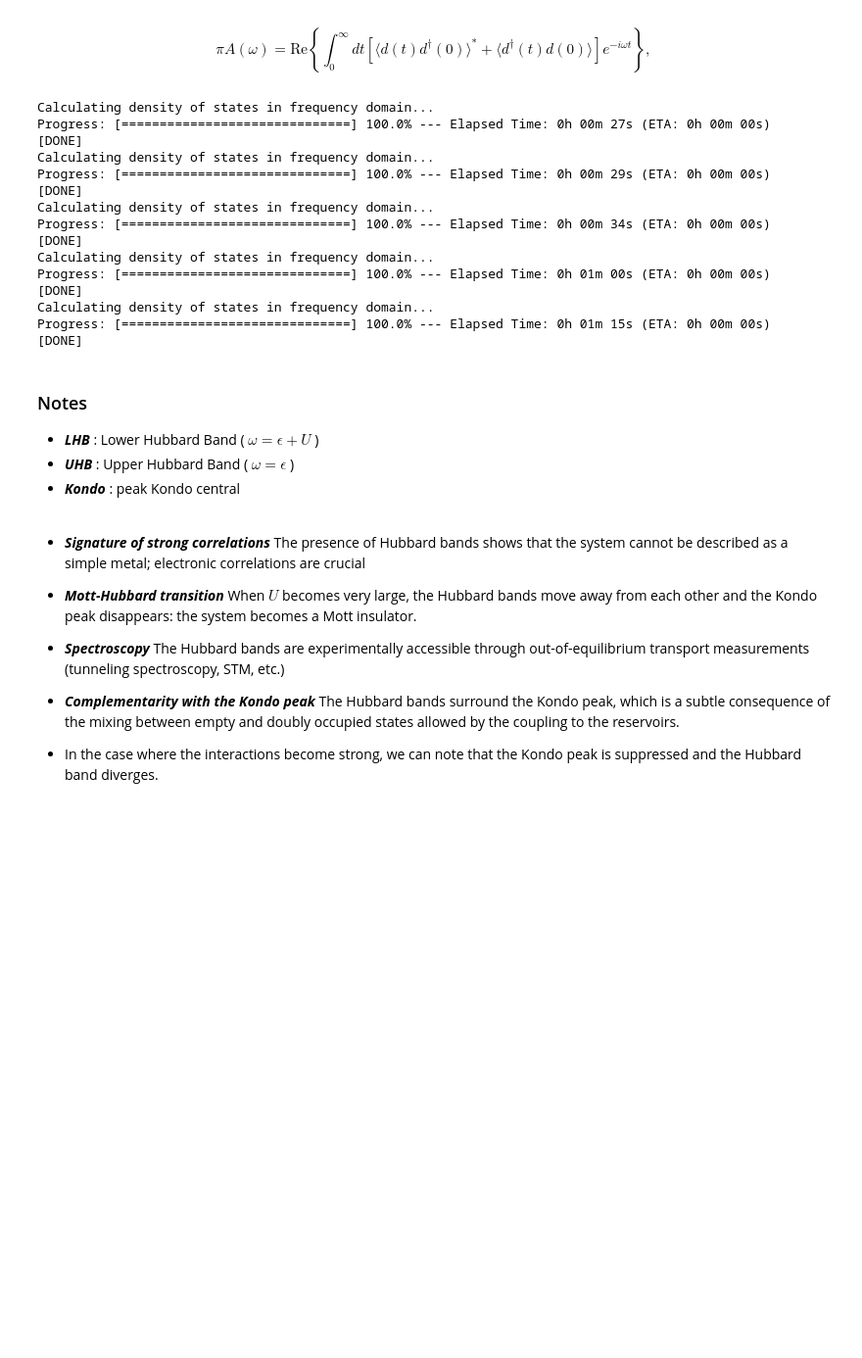
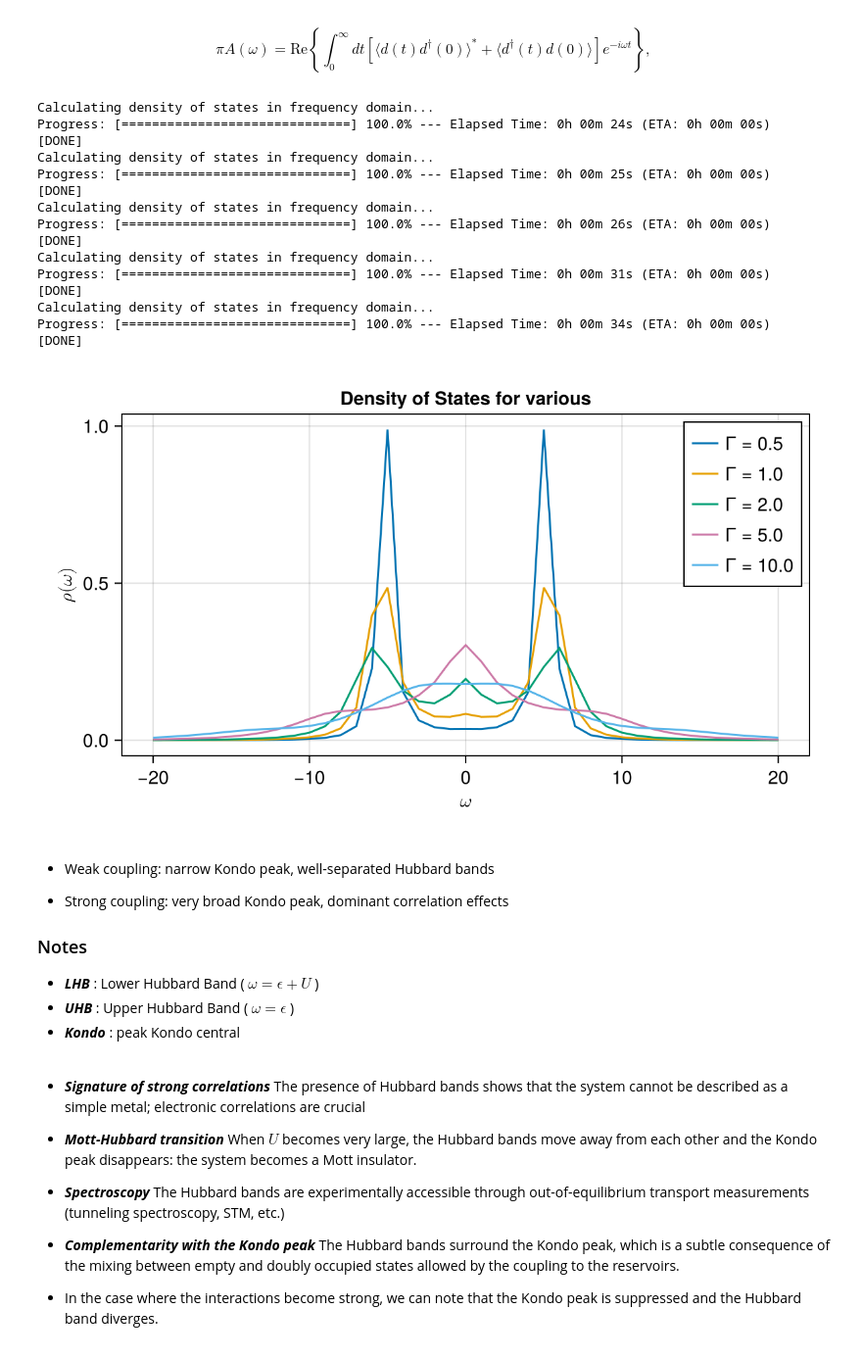
Before and after one commit to theodore7fredy/Comparative-study-of-the-Anderson-model-in-weak-and-strong-interaction-regimes, a Jupyter notebook: notebooks/DOS_jl.ipynb, the cells around one changed output. Shown at 98% size. Drawn from its saved outputs; the diff is of its cells as text; code cells hidden in the pictures; blank space fills up the shorter version.

```diff
--- a/notebooks/DOS_jl.ipynb
+++ b/notebooks/DOS_jl.ipynb
@@ -29,7 +31,7 @@ Quantum Object:   type=Operator   dims=[2, 2]   size=(4, 4)   ishermitian=true
 # %%
 # Paramètres physiques
-Γ_list = [2.0, 5.0, 10.0, 50.0, 100.0]   # strong coupling
-#Γ_list = [0.0, 0.25, 0.50, 0.75, 1]    # weak coupling
+Γ_list = [0.5, 1.0, 2.0, 5.0, 10.0]  # U/Γ = 20, 10, 5, 2, 1 weak coupling
+#Γ_list = [0.01, 0.02, 0.05, 0.1, 0.2]  # U/Γ = 1000, 500, 200, 100, 50 strong coupling
 μ = 0.0                                      # chimic potential of réservoir
 W = 10.0                                     # band width
 kT = 0.5                                     # Temperature (k_B T)
@@ -147,39 +149,46 @@ $$
 # %%
 ωlist = -20:1:20
 colors = Makie.wong_colors()
 
 fig = Figure(size = (600, 350))
 ax = Axis(fig[1, 1],
     xlabel = L"\omega",
     ylabel = L"\rho(\omega)",
     title = "Density of States for various")
 
 
 for (i, (M_odd, ados_s, Γ)) in enumerate(zip(M_odd_list, ados_s_list, Γ_list))
     dos = DensityOfStates(M_odd, ados_s, d_up, ωlist)
     lines!(ax, ωlist, dos; color=colors[mod1(i, length(colors))], label = "Γ = $(Γ)")
 end
 
 axislegend(ax; position = :rt)
 
-save("dos_jl.png", fig)
+fig
+#save("dos_jl.png", fig)
 # %% [output]
 Calculating density of states in frequency domain...
-Progress: [==============================] 100.0% --- Elapsed Time: 0h 00m 27s (ETA: 0h 00m 00s)
+Progress: [==============================] 100.0% --- Elapsed Time: 0h 00m 24s (ETA: 0h 00m 00s)
 [DONE]
 Calculating density of states in frequency domain...
-Progress: [==============================] 100.0% --- Elapsed Time: 0h 00m 29s (ETA: 0h 00m 00s)
+Progress: [==============================] 100.0% --- Elapsed Time: 0h 00m 25s (ETA: 0h 00m 00s)
+[DONE]
+Calculating density of states in frequency domain...
+Progress: [==============================] 100.0% --- Elapsed Time: 0h 00m 26s (ETA: 0h 00m 00s)
+[DONE]
+Calculating density of states in frequency domain...
+Progress: [==============================] 100.0% --- Elapsed Time: 0h 00m 31s (ETA: 0h 00m 00s)
 [DONE]
 Calculating density of states in frequency domain...
 Progress: [==============================] 100.0% --- Elapsed Time: 0h 00m 34s (ETA: 0h 00m 00s)
 [DONE]
-Calculating density of states in frequency domain...
-Progress: [==============================] 100.0% --- Elapsed Time: 0h 01m 00s (ETA: 0h 00m 00s)
-[DONE]
-Calculating density of states in frequency domain...
-Progress: [==============================] 100.0% --- Elapsed Time: 0h 01m 15s (ETA: 0h 00m 00s)
-[DONE]
+[figure, added]
 # %% [markdown]
+* Weak coupling: narrow Kondo peak, well-separated Hubbard bands
+
+* Strong coupling: very broad Kondo peak, dominant correlation effects
+
+
 ### Notes
 
 * ***LHB*** : Lower Hubbard Band ( $\omega = \epsilon + U$ )
```
Also changed, not shown: parts of 2 cells of this notebook.
